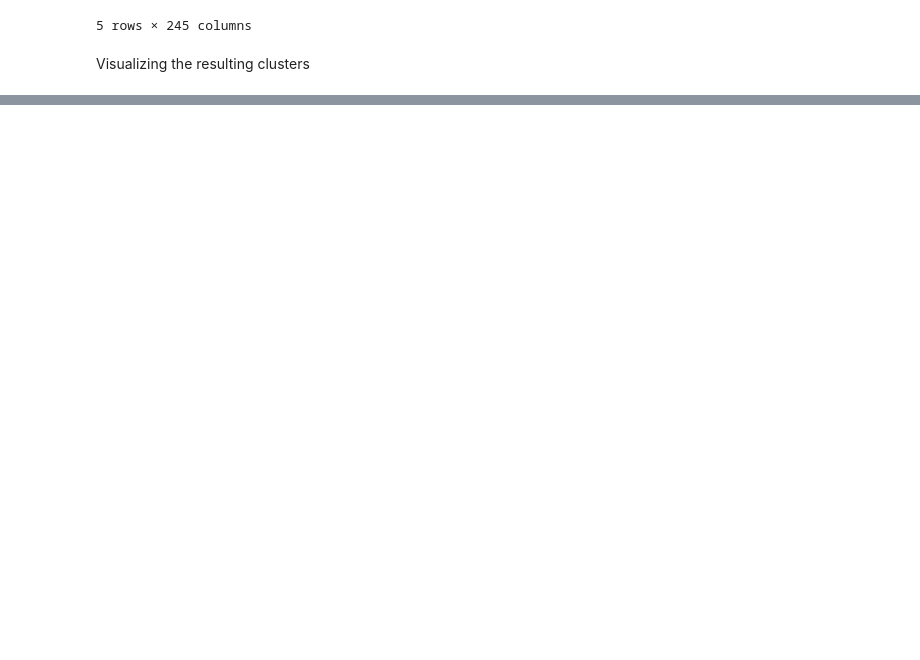
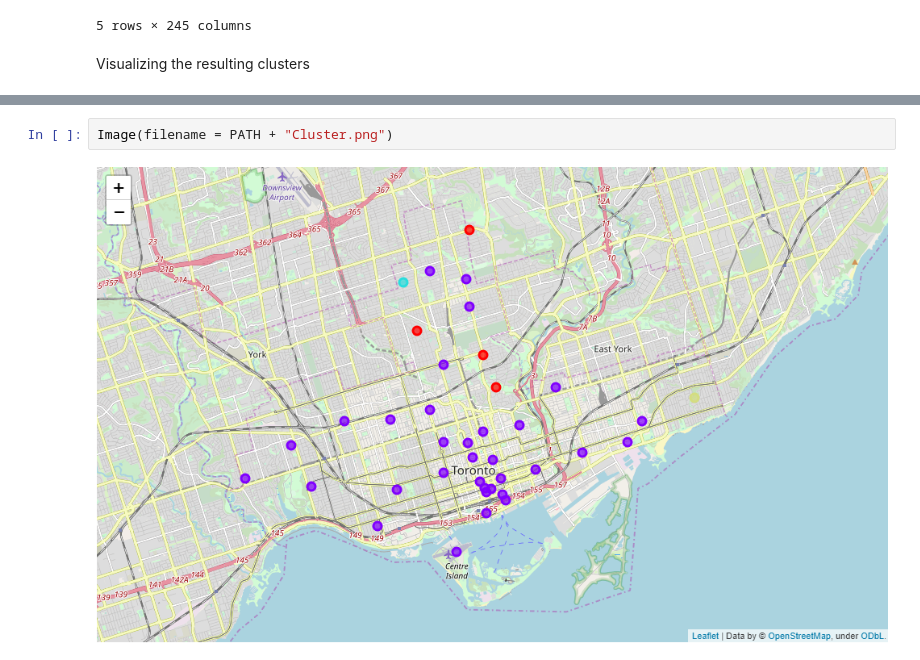
Before and after one commit to rahul-agar/Coursera_Capstone, a Jupyter notebook: Neighborhoods in Toronto.ipynb, the cells around one changed output, grey strips where cells are left out. Drawn from its saved outputs; the diff is of its cells as text; blank space fills up the shorter version.

```diff
--- a/Neighborhoods in Toronto.ipynb
+++ b/Neighborhoods in Toronto.ipynb
@@ -396,3 +403,7 @@ for lat, lon, poi, cluster in zip(toronto_merged['Latitude'], toronto_merged['Lo
 map_clusters
 # %% [output]
 [interactive output not drawn]
+# %%
+Image(filename = PATH + "Cluster.png")
+# %% [output]
+[figure, added]
```
Also changed, not shown: parts of 1 cell of this notebook.
